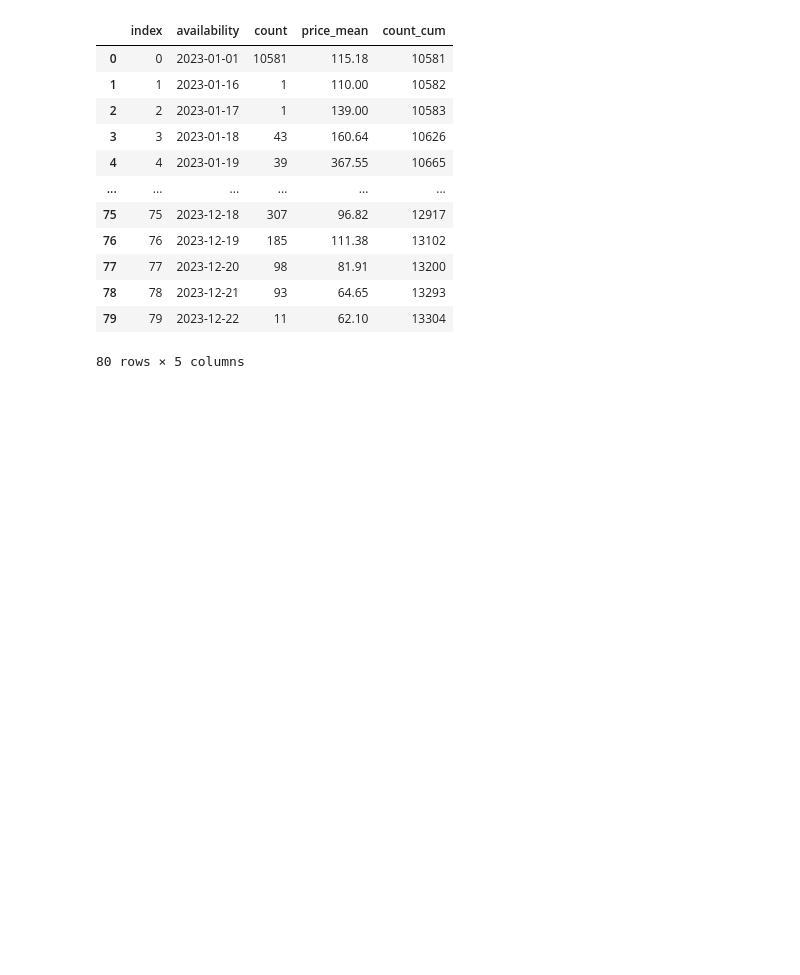
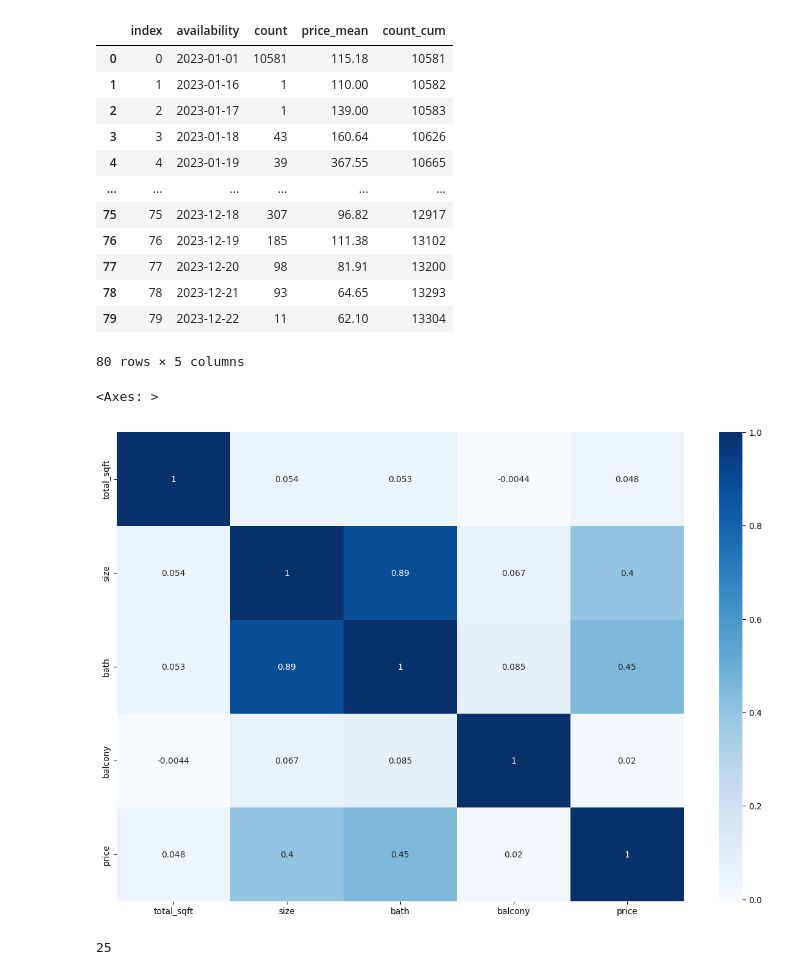
Before and after one commit to MathiasGenibrel/data-learning, a Jupyter notebook: stats/stats.ipynb, the cells around one changed output. Saved outputs shown, nothing was run; the diff lists cells and outputs as text; code cells hidden in the pictures; blank space fills up the shorter version.

Commit message:
✨ Partie B5, Correlation data

```diff
--- a/stats/stats.ipynb
+++ b/stats/stats.ipynb
@@ -142,3 +143,34 @@ read_data_availability
 | 78 | 78 | 2023-12-21 | 93 | 64.65 | 13293 |
 | 79 | 79 | 2023-12-22 | 11 | 62.10 | 13304 |
 80 rows × 5 columns
+# %%
+import seaborn as sb
+
+# Select all numeric columns from cleaned_data_2
+# Transform value of these columns ['total_sqft', 'size', 'bath', 'balcony', 'price'] to float
+numeric_data = cleaned_data_2[['total_sqft', 'size', 'bath', 'balcony', 'price']].astype(float)
+
+# Create a correlation matrix
+corr_matrix = numeric_data.corr()
+sb.heatmap(corr_matrix, cmap="Blues", annot=True)
+# %% [output]
+<Axes: >
+[figure, added]
+# %%
+# Create a DataFrame to store the correlation matrix values
+corr_matrix_values = pd.DataFrame(columns=['variable_1', 'variable_2', 'coefficient_correlation'])
+
+# Loop through the correlation matrix to get the values
+for i in range(len(corr_matrix)):
+    # For each row, loop through the columns, to get the values
+    for j in range(len(corr_matrix)):
+        corr_matrix_values = pd.concat([corr_matrix_values, pd.DataFrame(
+            {
+                'variable_1': [corr_matrix.columns[i]],  # Get the name of the first column selected by the first loop
+                'variable_2': [corr_matrix.columns[j]],  # Get column name of the second loop
+                'coefficient_correlation': [corr_matrix.iloc[i, j]]  # Get the value of the coefficient of correlation.
+            })], ignore_index=True)
+
+corr_matrix_values.to_sql('correlation_matrix_values', engine, if_exists='replace')
+# %% [output]
+25
```
Also changed, not shown: parts of 2 cells of this notebook, 2 other files.
